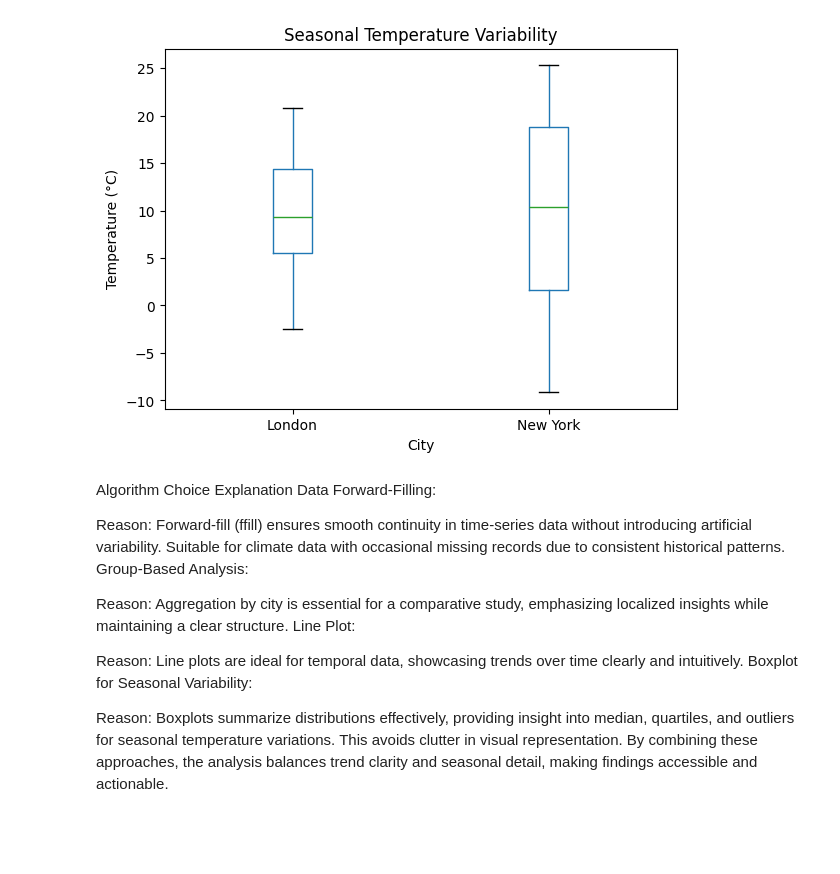
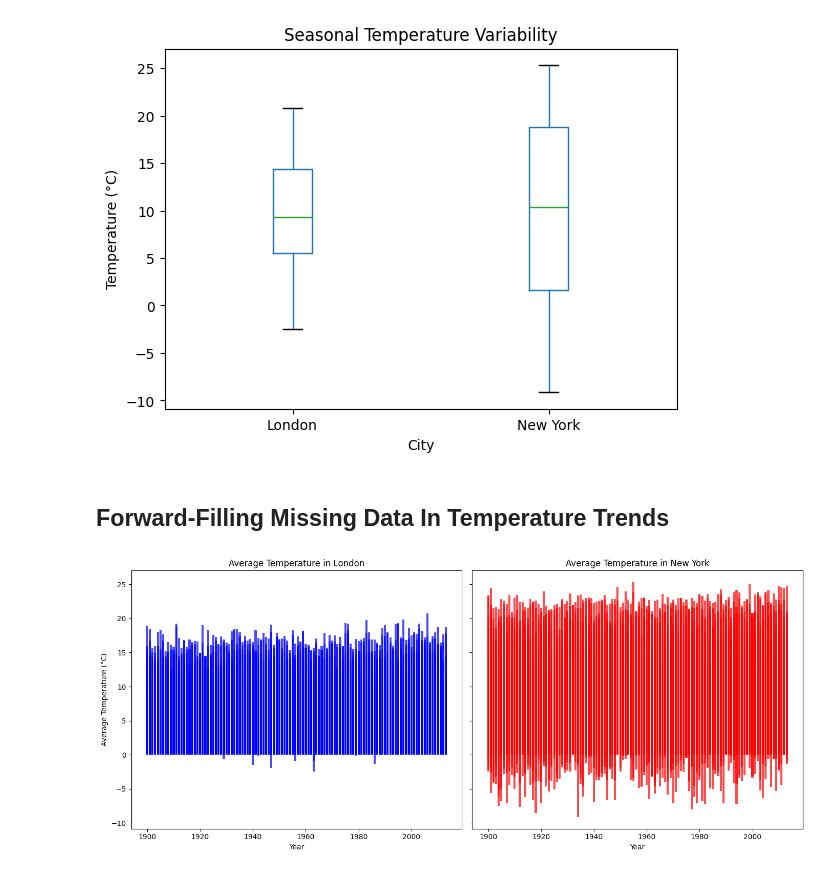
Before and after one commit to ssheikhorg/MSc-Big-Data-CW, a Jupyter notebook: project/climate_temp.ipynb, the cells around one changed output. Drawn from its saved outputs; the diff is of its cells as text; code cells hidden in the pictures; blank space fills up the shorter version.

Commit message:
finalized three charts and reports

```diff
--- a/project/climate_temp.ipynb
+++ b/project/climate_temp.ipynb
@@ -64,17 +60,30 @@ plt.show()
 <Figure size 1000x600 with 0 Axes>
 [figure]
 # %% [markdown]
-Algorithm Choice Explanation
-Data Forward-Filling:
-
-Reason: Forward-fill (ffill) ensures smooth continuity in time-series data without introducing artificial variability. Suitable for climate data with occasional missing records due to consistent historical patterns.
-Group-Based Analysis:
-
-Reason: Aggregation by city is essential for a comparative study, emphasizing localized insights while maintaining a clear structure.
-Line Plot:
-
-Reason: Line plots are ideal for temporal data, showcasing trends over time clearly and intuitively.
-Boxplot for Seasonal Variability:
-
-Reason: Boxplots summarize distributions effectively, providing insight into median, quartiles, and outliers for seasonal temperature variations. This avoids clutter in visual representation.
-By combining these approaches, the analysis balances trend clarity and seasonal detail, making findings accessible and actionable.
+## Forward-Filling Missing Data In Temperature Trends
+# %%
+import matplotlib.pyplot as plt
+
+# Filter data for London and New York
+london_data = data[data['City'] == 'London']
+ny_data = data[data['City'] == 'New York']
+
+# Plot vertical bar charts
+fig, axes = plt.subplots(1, 2, figsize=(14, 6), sharey=True)
+
+# London vertical bar chart
+axes[0].bar(london_data['Date'].dt.year, london_data['Average Temperature'], color='blue', alpha=0.7)
+axes[0].set_title('Average Temperature in London')
+axes[0].set_xlabel('Year')
+axes[0].set_ylabel('Average Temperature (°C)')
+
+# New York vertical bar chart
+axes[1].bar(ny_data['Date'].dt.year, ny_data['Average Temperature'], color='red', alpha=0.7)
+axes[1].set_title('Average Temperature in New York')
+axes[1].set_xlabel('Year')
+
+# Adjust layout
+plt.tight_layout()
+plt.show()
+# %% [output]
+[figure, added]
```
Also changed, not shown: parts of 4 cells of this notebook.
